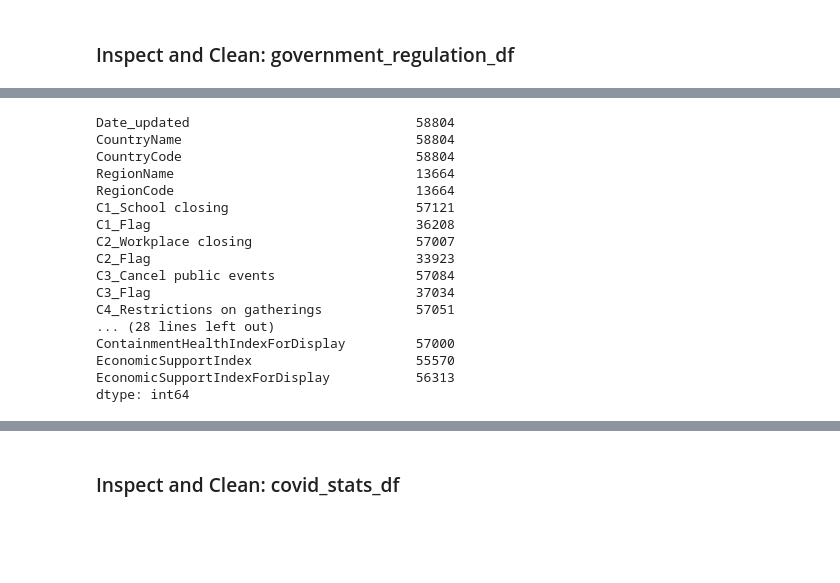
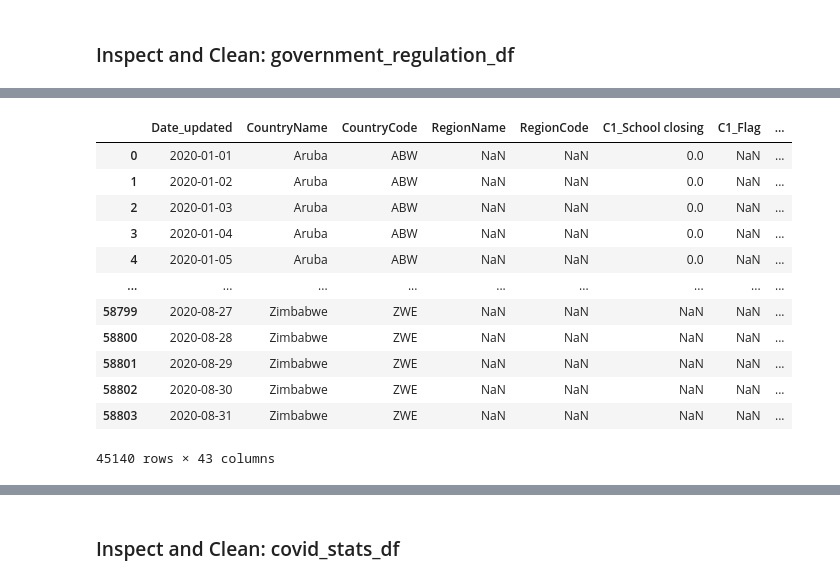
Before and after one commit to pmmfs/capstone-project, a Jupyter notebook: analysis/government_regulation_impact_initial_cleaning.ipynb, the cells around one changed output, grey strips where cells are left out. Saved outputs shown, nothing was run; the diff lists cells and outputs as text; code cells hidden in the pictures; blank space fills up the shorter version.

```diff
--- a/analysis/government_regulation_impact_initial_cleaning.ipynb
+++ b/analysis/government_regulation_impact_initial_cleaning.ipynb
@@ -148,25 +79,26 @@ dtype: int64
 # Drop "M1_Wildcard" column as there is no useable data
 government_regulation_df = government_regulation_df.drop(["M1_Wildcard"], axis=1)
 
-government_regulation_df.count()
+# government_regulation_df.count()
-# %% [output]
-Date_updated                             58804
-CountryName                              58804
-CountryCode                              58804
-RegionName                               13664
-RegionCode                               13664
-C1_School closing                        57121
-C1_Flag                                  36208
-C2_Workplace closing                     57007
-C2_Flag                                  33923
-C3_Cancel public events                  57084
-C3_Flag                                  37034
-C4_Restrictions on gatherings            57051
-... (28 lines left out)
-ContainmentHealthIndexForDisplay         57000
-EconomicSupportIndex                     55570
-EconomicSupportIndexForDisplay           56313
-dtype: int64
+# %%
+# Remove all region data
+government_regulation_df['RegionName'].replace('',np.nan,inplace=True)
+government_regulation_df = government_regulation_df.loc[government_regulation_df['RegionName'].isnull()]
+government_regulation_df
+# %% [output]
+|  | Date_updated | CountryName | CountryCode | RegionName | RegionCode | C1_School closing | C1_Flag | ... |
+| 0 | 2020-01-01 | Aruba | ABW | NaN | NaN | 0.0 | NaN | ... |
+| 1 | 2020-01-02 | Aruba | ABW | NaN | NaN | 0.0 | NaN | ... |
+| 2 | 2020-01-03 | Aruba | ABW | NaN | NaN | 0.0 | NaN | ... |
+| 3 | 2020-01-04 | Aruba | ABW | NaN | NaN | 0.0 | NaN | ... |
+| 4 | 2020-01-05 | Aruba | ABW | NaN | NaN | 0.0 | NaN | ... |
+| ... | ... | ... | ... | ... | ... | ... | ... | ... |
+| 58799 | 2020-08-27 | Zimbabwe | ZWE | NaN | NaN | NaN | NaN | ... |
+| 58800 | 2020-08-28 | Zimbabwe | ZWE | NaN | NaN | NaN | NaN | ... |
+| 58801 | 2020-08-29 | Zimbabwe | ZWE | NaN | NaN | NaN | NaN | ... |
+| 58802 | 2020-08-30 | Zimbabwe | ZWE | NaN | NaN | NaN | NaN | ... |
+| 58803 | 2020-08-31 | Zimbabwe | ZWE | NaN | NaN | NaN | NaN | ... |
+45140 rows × 43 columns
 # %%
 # Drop columns deemed redundant/not useful
 government_regulation_df = government_regulation_df.drop(['C1_School closing',
```
Also changed, not shown: parts of 12 cells of this notebook, 3 other files.
